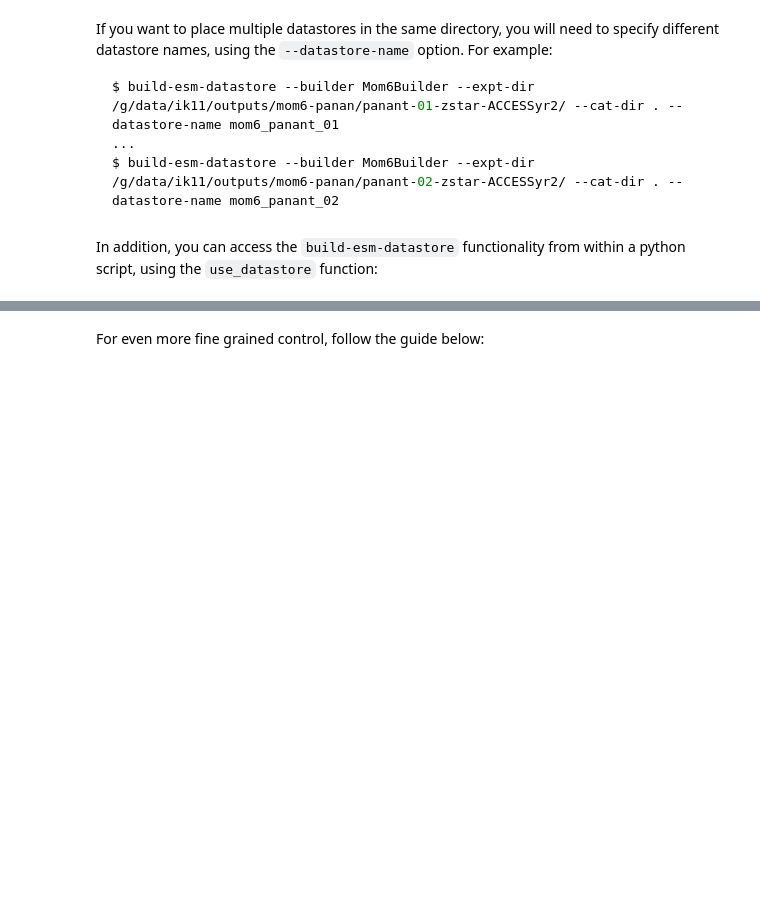
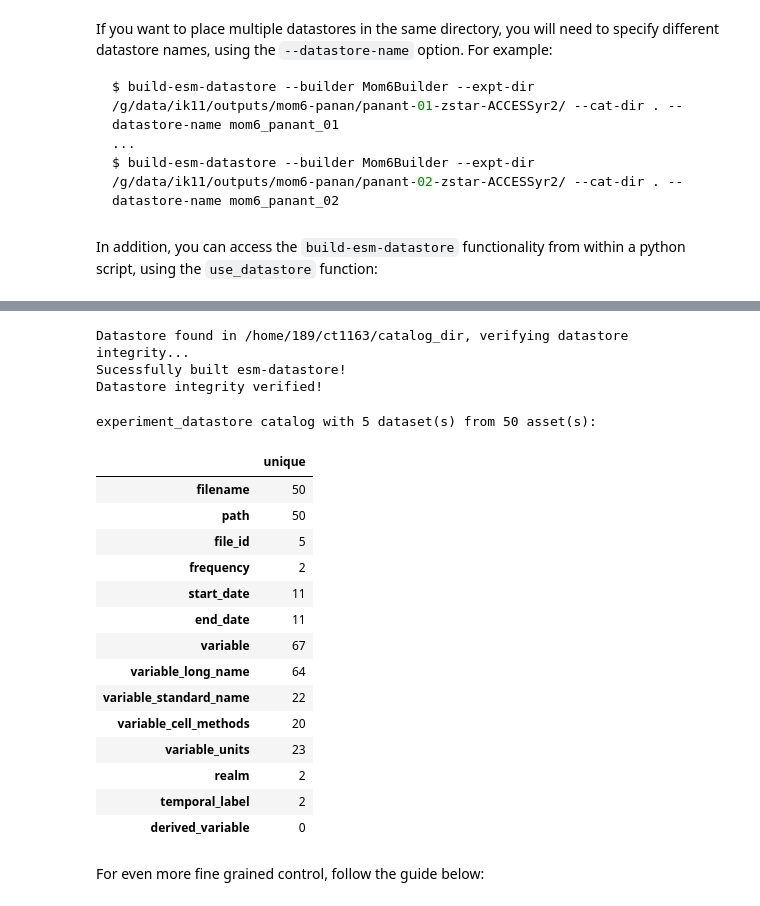
Before and after one commit to ACCESS-NRI/access-nri-intake-catalog, a Jupyter notebook: docs/datastores/quickstart.ipynb, the cells around one changed output, grey strips where cells are left out. Cells and saved outputs as stored; diff of their text form; code cells hidden in the pictures; blank space fills up the shorter version.

Commit message:
Update docs, also verifies expected behaviour

```diff
--- a/docs/datastores/quickstart.ipynb
+++ b/docs/datastores/quickstart.ipynb
@@ -153,4 +152,34 @@ experiment_datastore catalog with 13 dataset(s) from 12325 asset(s):
 | derived_variable | 0 |
+# %%
+# On the second run, it will verify against the now existing datastore
+ds = use_datastore(
+    experiment_dir="/g/data/ik11/outputs/mom6-panan/panant-01-zstar-ACCESSyr2_first_run/",
+    catalog_dir="/home/189/ct1163/catalog_dir/",
+    builder=Mom6Builder,
+    datastore_name="experiment_datastore",
+    description="PanAnt experiment with ACCESS-OM2-01 forcing",
+)
+ds
+# %% [output]
+Datastore found in /home/189/ct1163/catalog_dir, verifying datastore integrity...
+Sucessfully built esm-datastore!
+Datastore integrity verified!
+experiment_datastore catalog with 5 dataset(s) from 50 asset(s):
+|  | unique |
+| filename | 50 |
+| path | 50 |
+| file_id | 5 |
+| frequency | 2 |
+| start_date | 11 |
+| end_date | 11 |
+| variable | 67 |
+| variable_long_name | 64 |
+| variable_standard_name | 22 |
+| variable_cell_methods | 20 |
+| variable_units | 23 |
+| realm | 2 |
+| temporal_label | 2 |
+| derived_variable | 0 |
 # %% [markdown]
 For even more fine grained control, follow the guide below:
 # %% [markdown]
```
Also changed, not shown: parts of 1 cell of this notebook.
